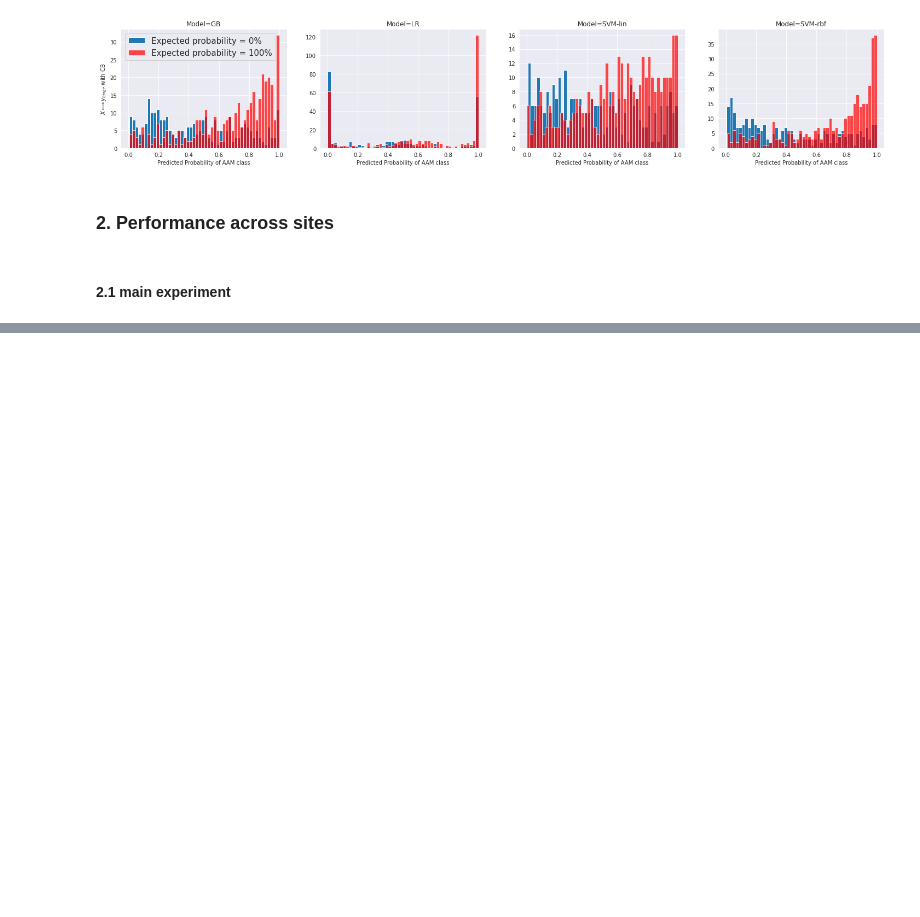
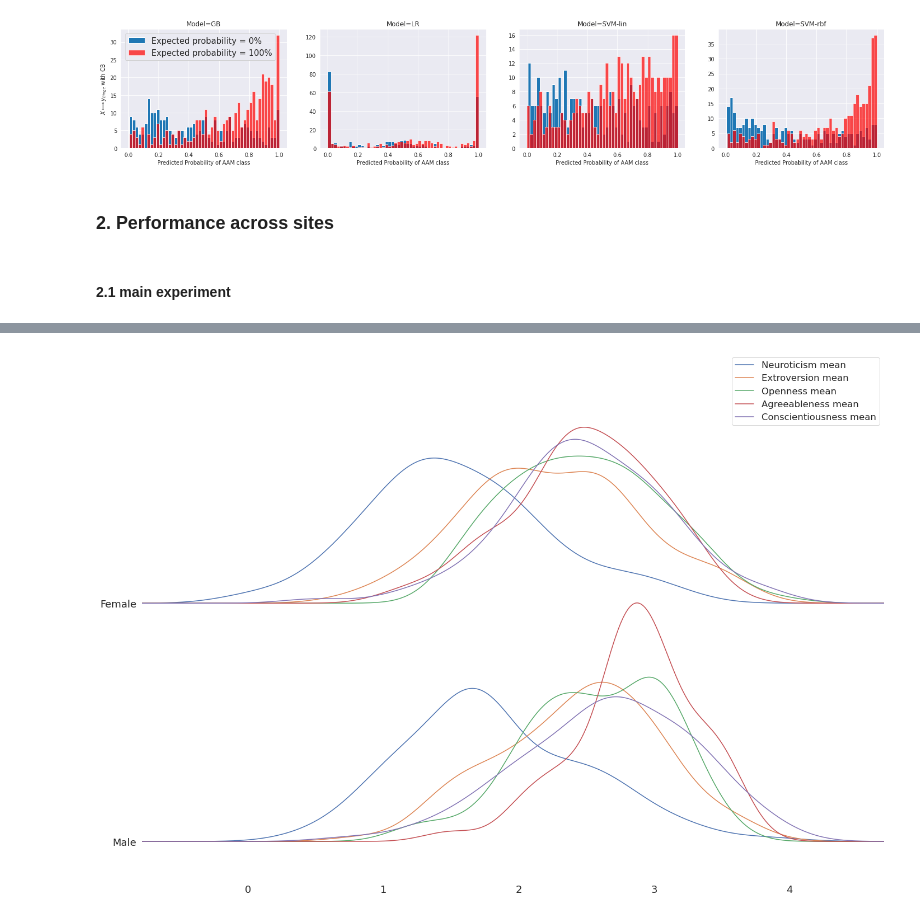
Before and after one commit to jihoonkim2100/imagen_post_hoc_analysis, a Jupyter notebook: IMAGEN_Error_Analysis.ipynb, the cells around one changed output, grey strips where cells are left out. Cells and saved outputs as stored; diff of their text form; code cells hidden in the pictures; blank space fills up the shorter version.

```diff
--- a/IMAGEN_Error_Analysis.ipynb
+++ b/IMAGEN_Error_Analysis.ipynb
@@ -290,0 +321,4 @@ plot_binge_FU3_NEO.violinplot()
+# %%
+fig, axes = joypy.joyplot(DF, by='Sex', fill=False, figsize = (20, 14), legend=True)
+# %% [output]
+[figure, added]
```
Also changed, not shown: parts of 16 cells of this notebook.
